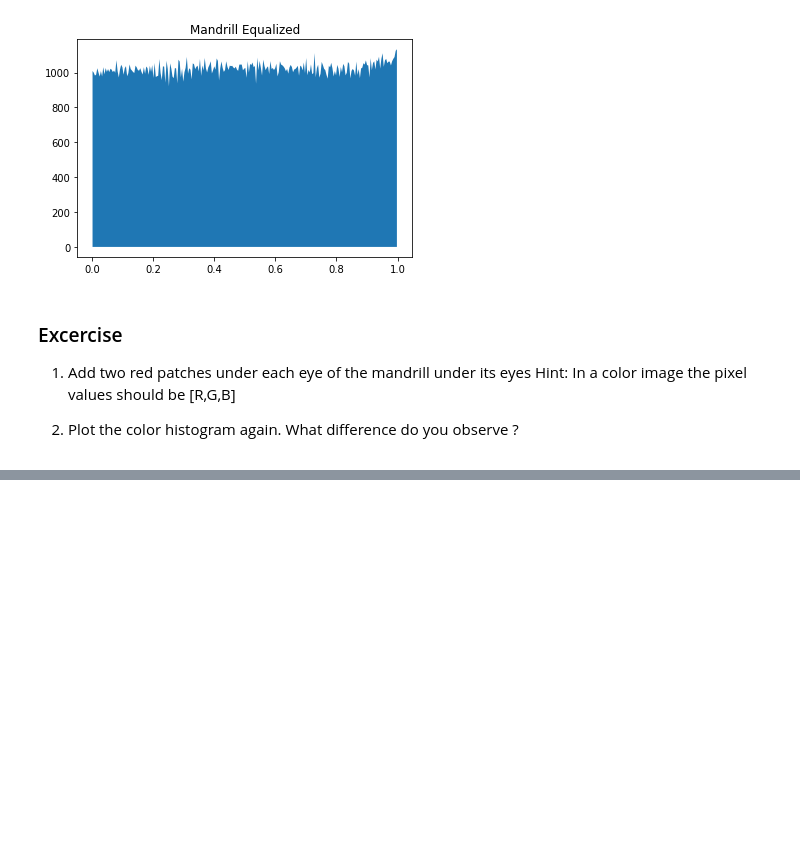
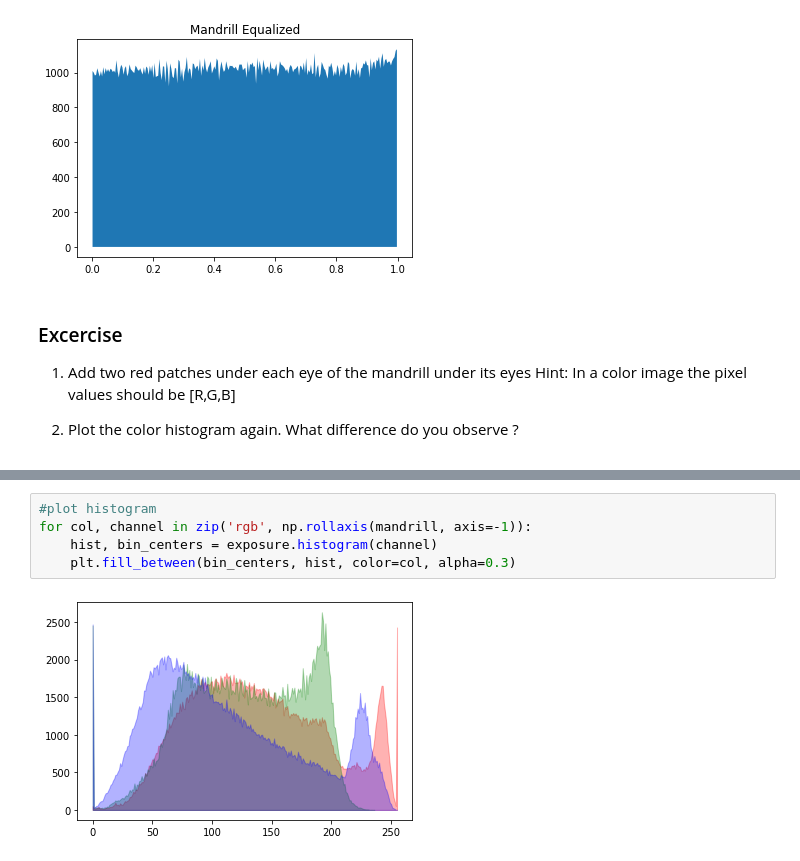
Before and after one commit to scottshepard/MScA, a Jupyter notebook: 37011/classwork/session05/5a-ImageBasics.ipynb, the cells around one changed output, grey strips where cells are left out. Saved outputs shown, nothing was run; the diff lists cells and outputs as text; blank space fills up the shorter version.

```diff
--- a/37011/classwork/session05/5a-ImageBasics.ipynb
+++ b/37011/classwork/session05/5a-ImageBasics.ipynb
@@ -315,0 +326,7 @@ Hint: In a color image the pixel values should be [R,G,B]
+# %%
+#plot histogram
+for col, channel in zip('rgb', np.rollaxis(mandrill, axis=-1)):
+    hist, bin_centers = exposure.histogram(channel)
+    plt.fill_between(bin_centers, hist, color=col, alpha=0.3)
+# %% [output]
+[figure, added]
```
Also changed, not shown: parts of 4 cells of this notebook, 5 other files.
